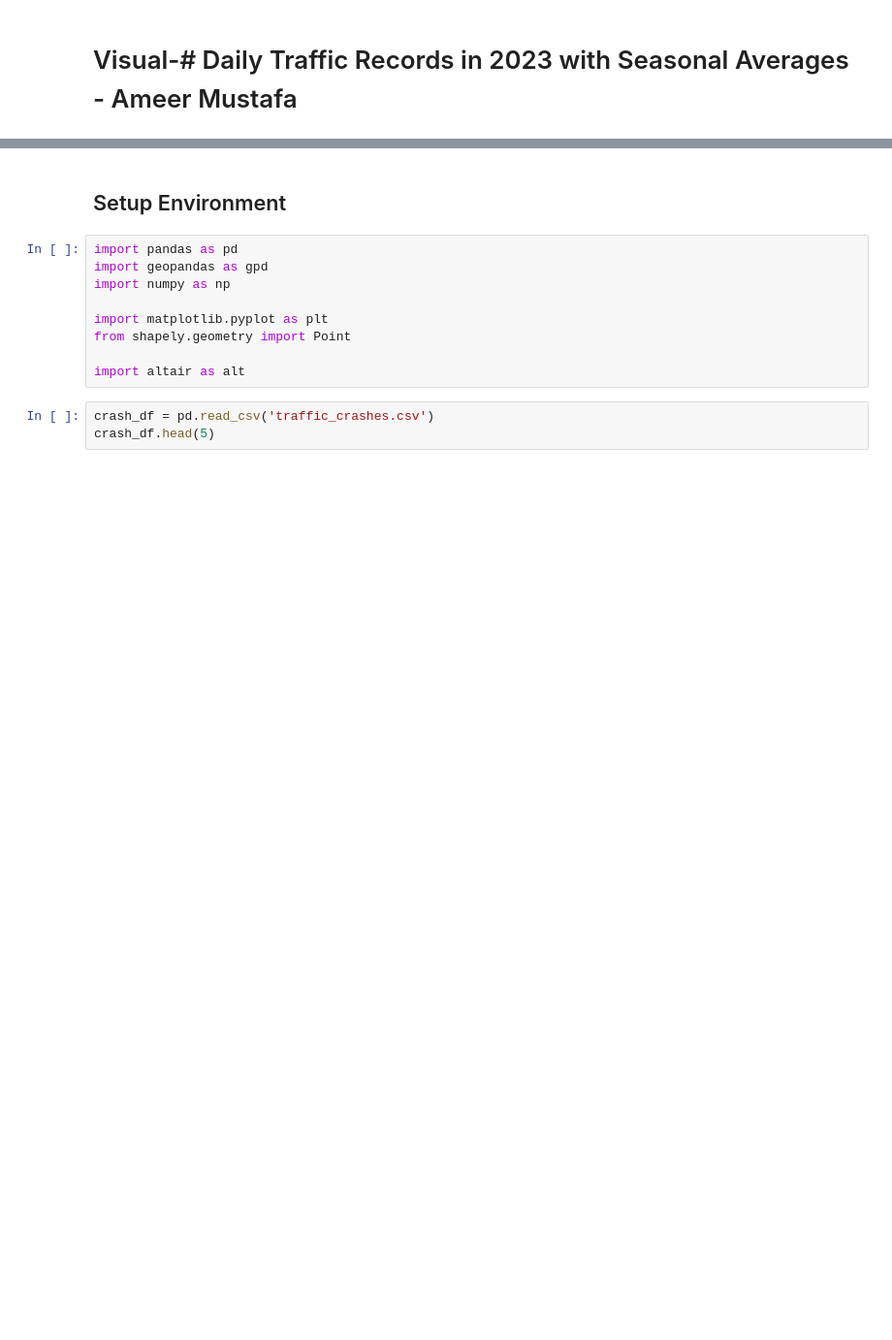
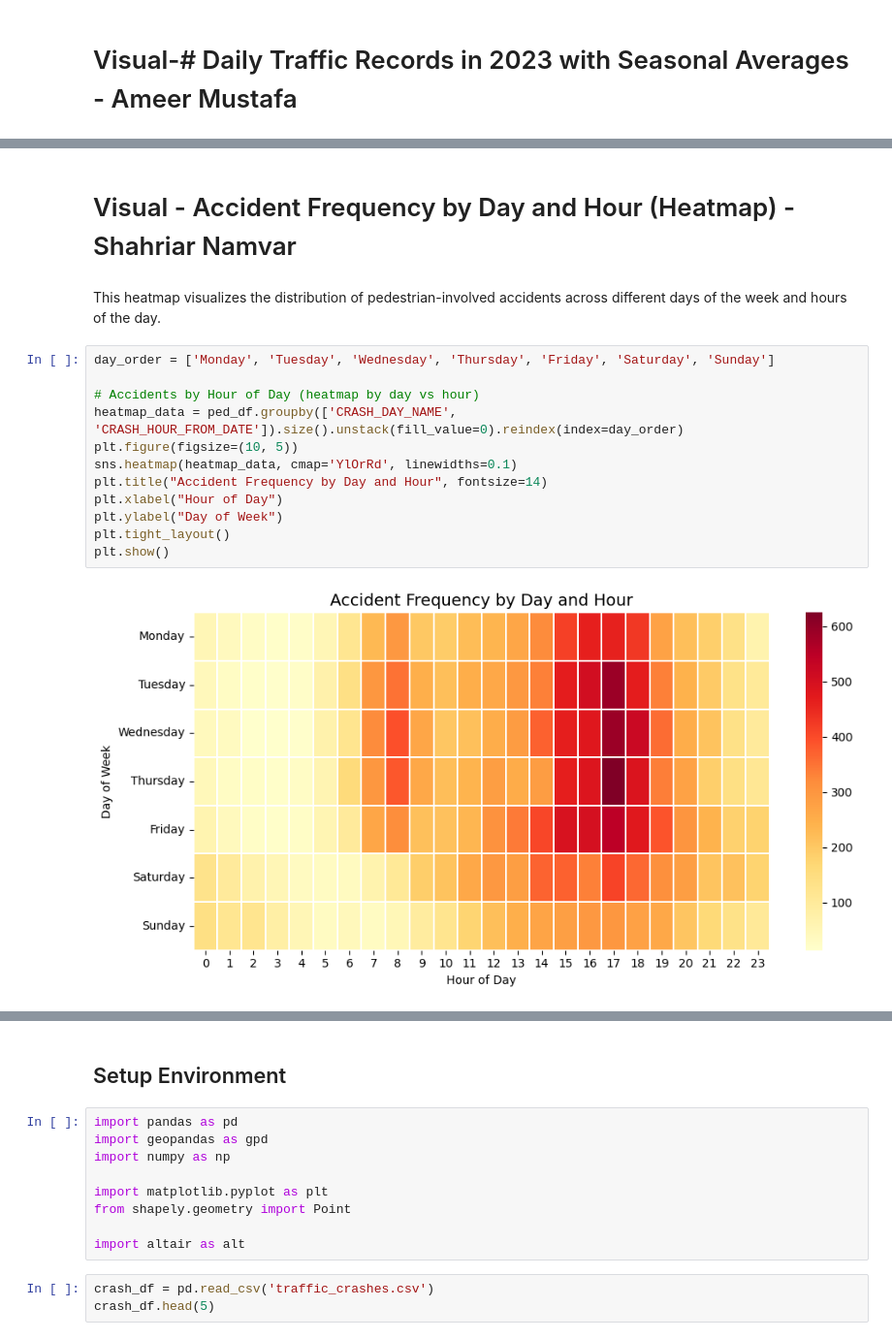
Before and after one commit to shaddad3/Project-WalkSafe, a Jupyter notebook: progress_report.ipynb, the cells around one changed output, grey strips where cells are left out. Shown at 97% size. Drawn from its saved outputs; the diff is of its cells as text; blank space fills up the shorter version.

Commit message:
Merge updated progress_report.ipynb from Shahriar branch

```diff
--- a/progress_report.ipynb
+++ b/progress_report.ipynb
@@ -488,0 +536,18 @@ chart
+# %% [markdown]
+# Visual - Accident Frequency by Day and Hour (Heatmap) - Shahriar Namvar
+# %% [markdown]
+This heatmap visualizes the distribution of pedestrian-involved accidents across different days of the week and hours of the day.
+# %%
+day_order = ['Monday', 'Tuesday', 'Wednesday', 'Thursday', 'Friday', 'Saturday', 'Sunday']
+
+# Accidents by Hour of Day (heatmap by day vs hour)
+heatmap_data = ped_df.groupby(['CRASH_DAY_NAME', 'CRASH_HOUR_FROM_DATE']).size().unstack(fill_value=0).reindex(index=day_order)
+plt.figure(figsize=(10, 5))
+sns.heatmap(heatmap_data, cmap='YlOrRd', linewidths=0.1)
+plt.title("Accident Frequency by Day and Hour", fontsize=14)
+plt.xlabel("Hour of Day")
+plt.ylabel("Day of Week")
+plt.tight_layout()
+plt.show()
+# %% [output]
+[figure, added]
```
Also changed, not shown: parts of 10 cells of this notebook.
